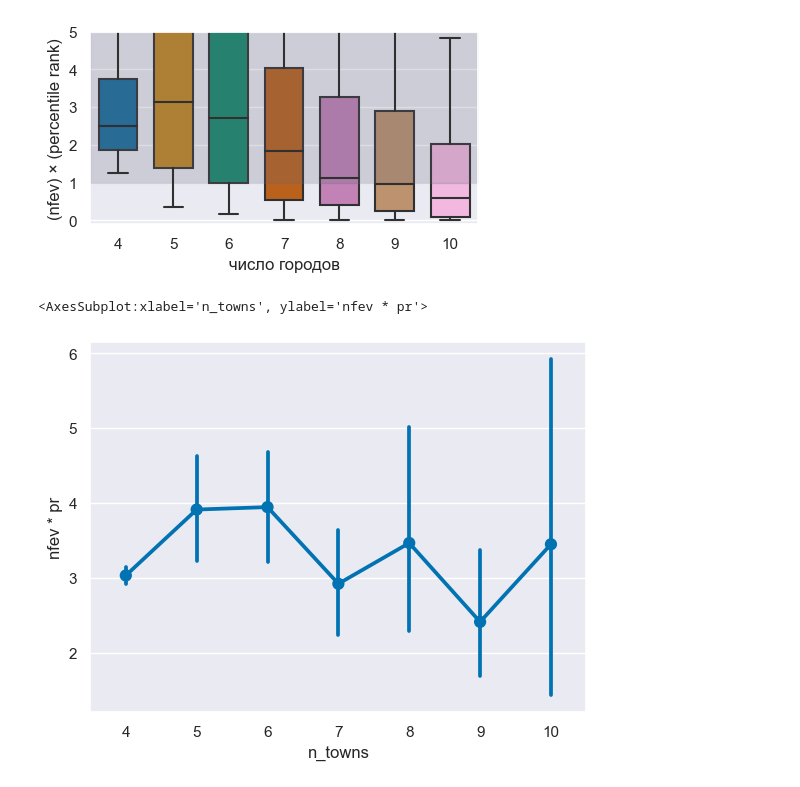
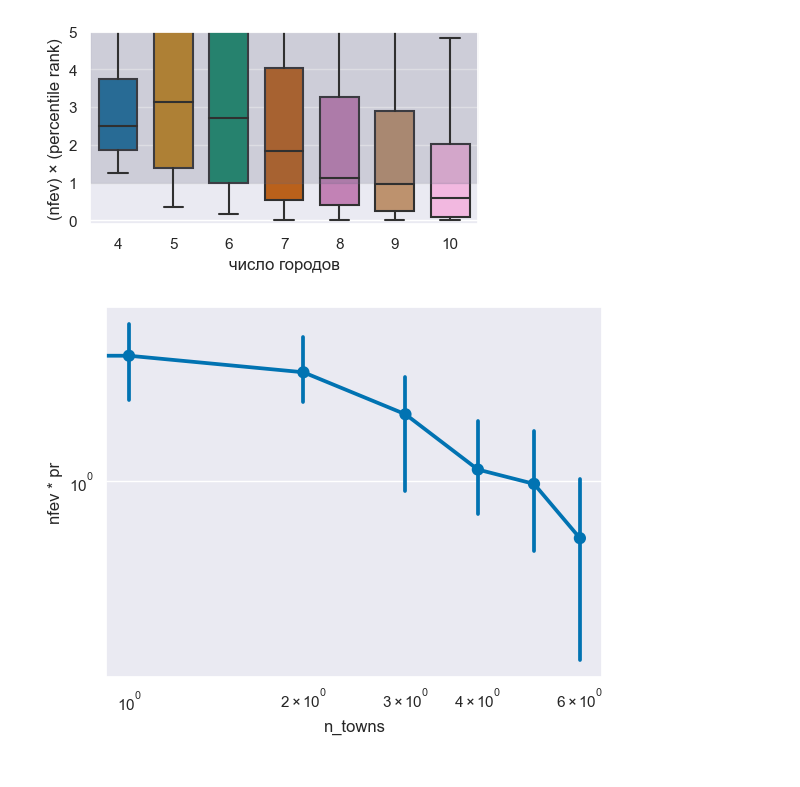
Before and after one commit to Batmaev/qua, a Jupyter notebook: CleanCalculations/cc1.ipynb, the cells around one changed output. Cells and saved outputs as stored; diff of their text form; code cells hidden in the pictures.

```diff
--- a/CleanCalculations/cc1.ipynb
+++ b/CleanCalculations/cc1.ipynb
@@ -1006,8 +1047,9 @@ plt.savefig("./percentile.pdf", dpi = 300, bbox_inches = "tight")
 # %%
 sns.set_palette('colorblind')
 # %%
-sns.pointplot(data = simulations.reset_index(), x = 'n_towns', y = 'nfev * pr', estimator = np.mean)
+ax = sns.pointplot(data = simulations.reset_index(), x = 'n_towns', y = 'nfev * pr', estimator = np.median)
+ax.set_xscale('log')
+ax.set_yscale('log')
 # %% [output]
-<AxesSubplot:xlabel='n_towns', ylabel='nfev * pr'>
-[figure, old version]
+[figure, new version]
 # %%
```
Also changed, not shown: parts of 20 cells of this notebook, 11 other files.
